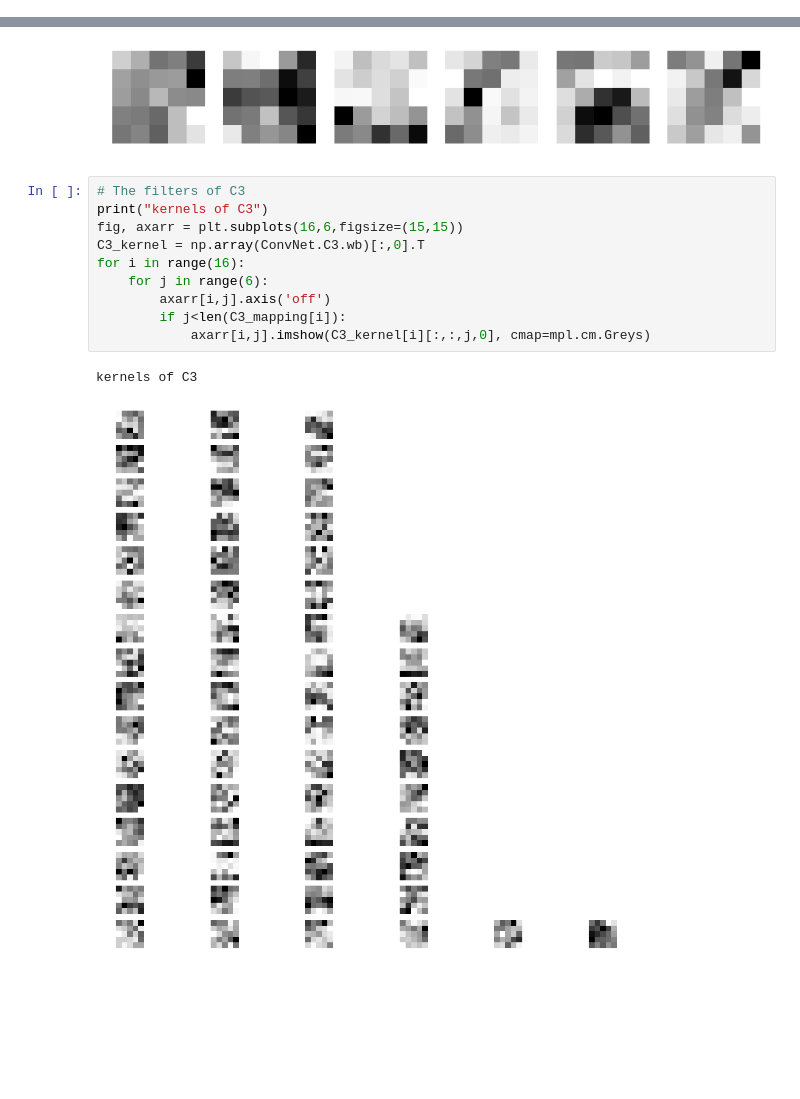
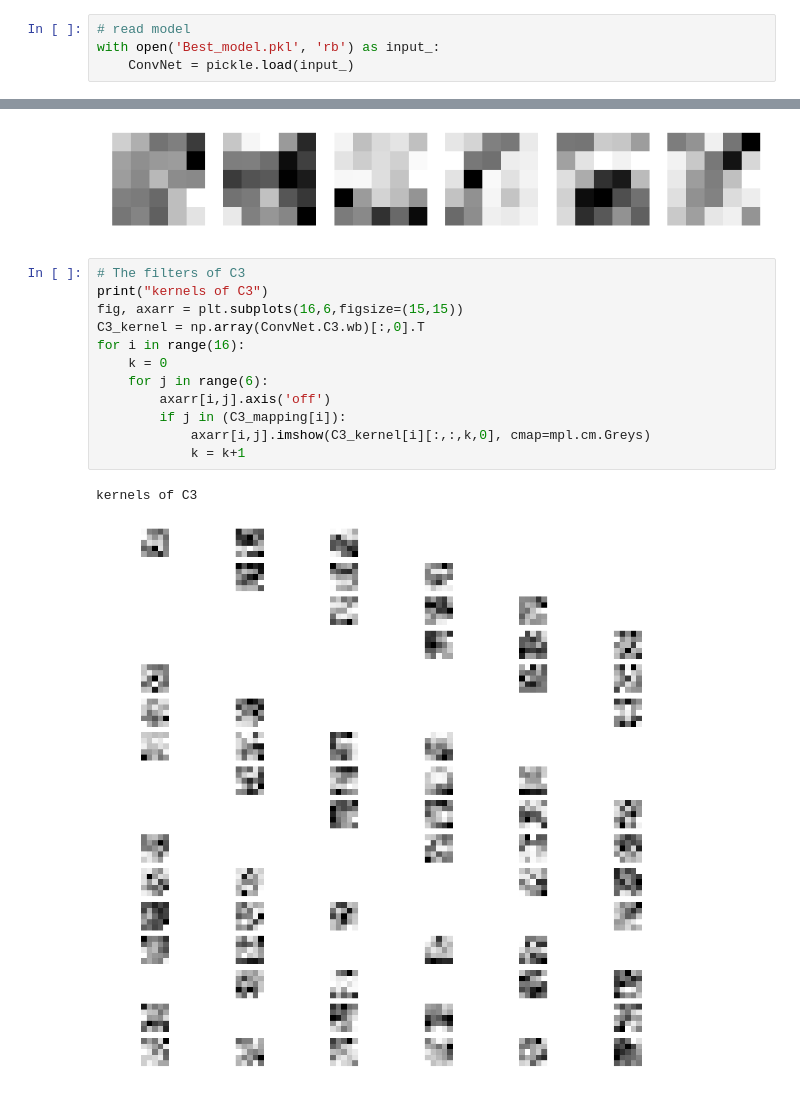
Before and after one commit to mattwang44/LeNet-from-Scratch, a Jupyter notebook: LeNet5_train.ipynb, the cells around one changed output, grey strips where cells are left out. Drawn from its saved outputs; the diff is of its cells as text; blank space fills up the shorter version.

```diff
--- a/LeNet5_train.ipynb
+++ b/LeNet5_train.ipynb
@@ -298,6 +296,10 @@ Change models here and try out their accuracy.
 # save model
 #with open('model_data.pkl', 'wb') as output:
 #    pickle.dump(ConvNet, output, pickle.HIGHEST_PROTOCOL)
+# %%
+# read model
+with open('Best_model.pkl', 'rb') as input_:
+    ConvNet = pickle.load(input_)
 # %%
 # read model
 with open('model_data_13.pkl', 'rb') as input_:
@@ -447,13 +449,15 @@ for i in range(6):
 # %%
 # The filters of C3
 print("kernels of C3")
 fig, axarr = plt.subplots(16,6,figsize=(15,15))
 C3_kernel = np.array(ConvNet.C3.wb)[:,0].T
 for i in range(16):
+    k = 0
     for j in range(6):
         axarr[i,j].axis('off')
-        if j<len(C3_mapping[i]):
-            axarr[i,j].imshow(C3_kernel[i][:,:,j,0], cmap=mpl.cm.Greys)
+        if j in (C3_mapping[i]):
+            axarr[i,j].imshow(C3_kernel[i][:,:,k,0], cmap=mpl.cm.Greys)
+            k = k+1
 # %% [output]
 kernels of C3
-[figure, old version]
+[figure, new version]
```
Also changed, not shown: parts of 3 cells of this notebook.
